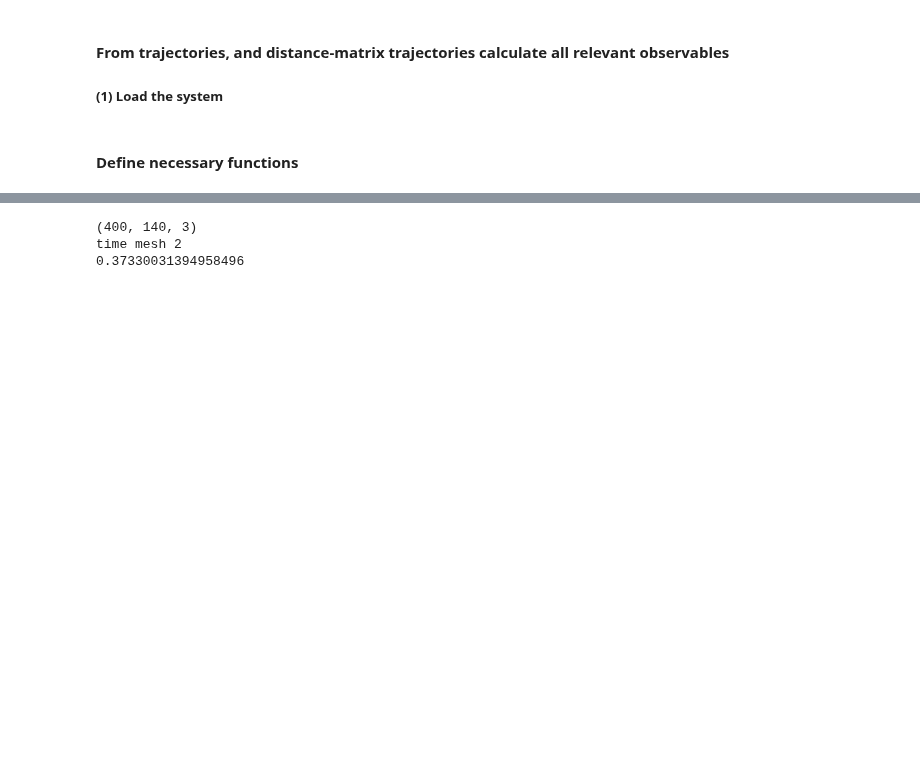
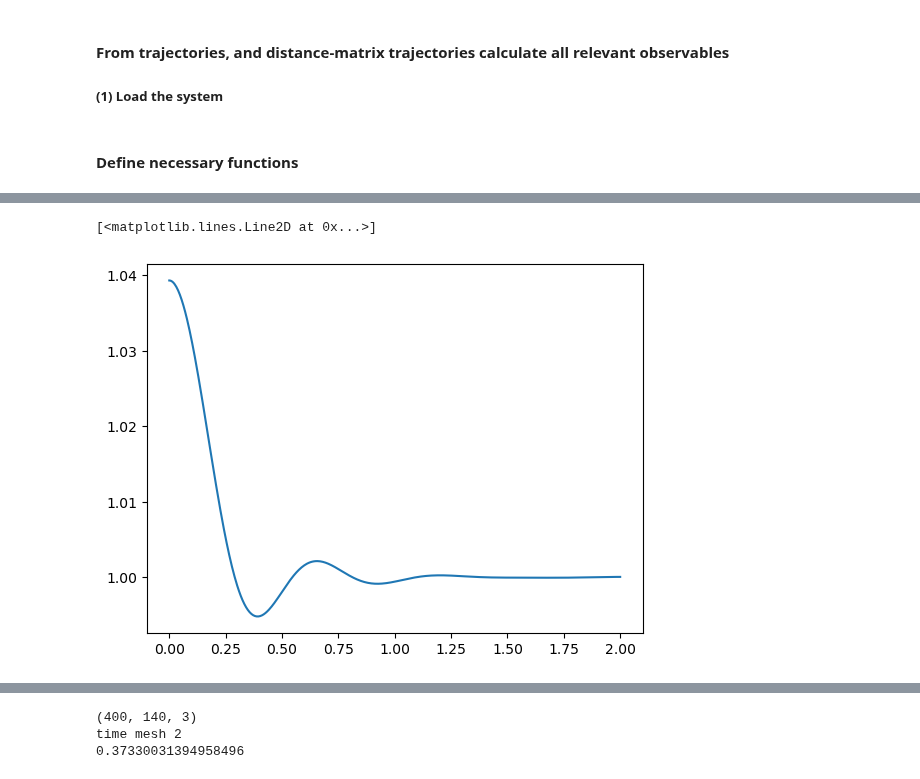
Before and after one commit to jan-kro/mucus_old_2, a Jupyter notebook: test_skripts/trajectory_analysis.ipynb, the cells around one changed output, grey strips where cells are left out. Saved outputs shown, nothing was run; the diff lists cells and outputs as text; code cells hidden in the pictures; blank space fills up the shorter version.

```diff
--- a/test_skripts/trajectory_analysis.ipynb
+++ b/test_skripts/trajectory_analysis.ipynb
@@ -201,0 +695,13 @@ def rg_ana(a, N):
+# %%
+# dr = r[1]-r[0]
+# gr = gr/np.sum((dr)*gr)
+# r = np.linspace(dr/2, np.sqrt(3)*p.box_length/4-dr/2, 300)
+
+
+Sq, q = Sq_rdf(gr+1, r, 1/100, qmax=2, n=512)
+
+plt.figure()
+plt.plot(q, Sq)
+# %% [output]
+[<matplotlib.lines.Line2D at 0x...>]
+[figure, added]
```
Also changed, not shown: parts of 17 cells of this notebook, 3 other files.
